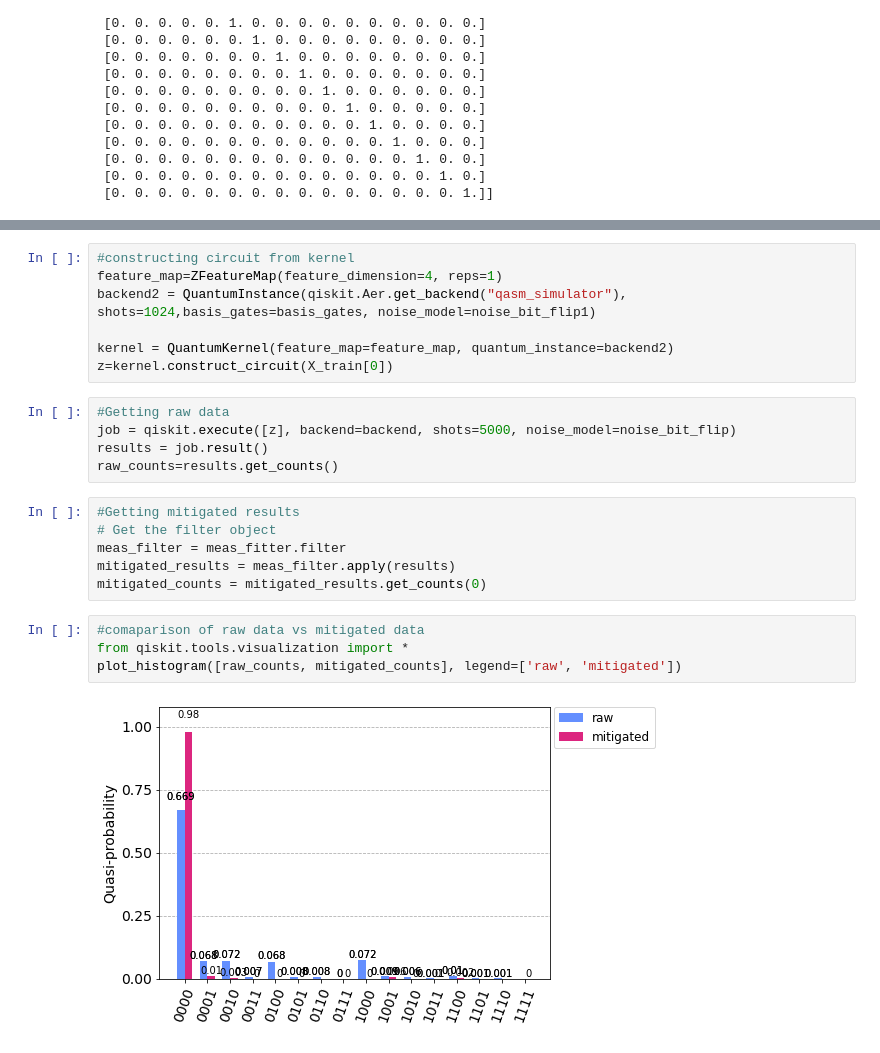
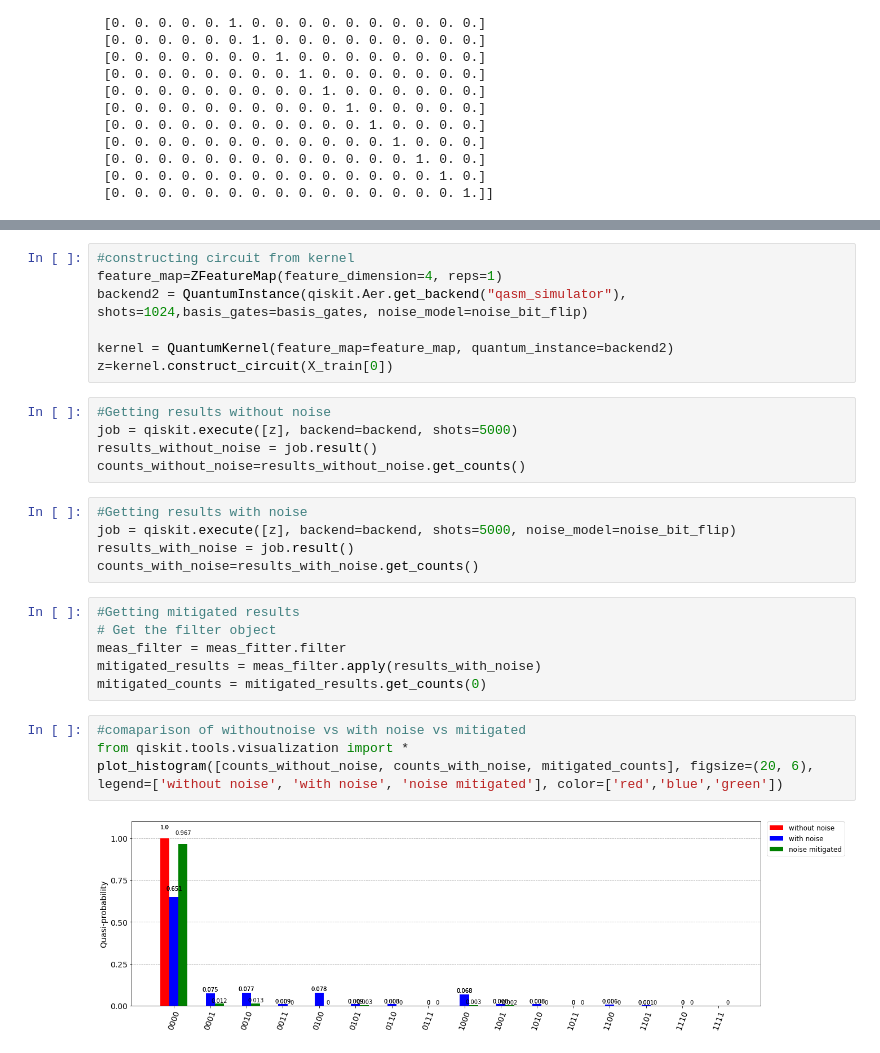
Before and after one commit to roysuman088/QFFKC-ISI, a Jupyter notebook: Iris Data Classification.ipynb, the cells around one changed output, grey strips where cells are left out. Saved outputs shown, nothing was run; the diff lists cells and outputs as text.

Commit message:
Add files via upload
Improvement on Noise Model and added Without Noise Performance on Mitigation Graph.

```diff
--- a/Iris Data Classification.ipynb
+++ b/Iris Data Classification.ipynb
@@ -684,24 +852,29 @@ Average Measurement Fidelity: 0.659563
 # %%
 #constructing circuit from kernel
 feature_map=ZFeatureMap(feature_dimension=4, reps=1)
-backend2 = QuantumInstance(qiskit.Aer.get_backend("qasm_simulator"), shots=1024,basis_gates=basis_gates, noise_model=noise_bit_flip1)
+backend2 = QuantumInstance(qiskit.Aer.get_backend("qasm_simulator"), shots=1024,basis_gates=basis_gates, noise_model=noise_bit_flip)
 
 kernel = QuantumKernel(feature_map=feature_map, quantum_instance=backend2)
 z=kernel.construct_circuit(X_train[0])
+# %%
+#Getting results without noise
+job = qiskit.execute([z], backend=backend, shots=5000)
+results_without_noise = job.result()
+counts_without_noise=results_without_noise.get_counts()
 # %%
-#Getting raw data
+#Getting results with noise
 job = qiskit.execute([z], backend=backend, shots=5000, noise_model=noise_bit_flip)
-results = job.result()
-raw_counts=results.get_counts()
+results_with_noise = job.result()
+counts_with_noise=results_with_noise.get_counts()
 # %%
 #Getting mitigated results
 # Get the filter object
 meas_filter = meas_fitter.filter
-mitigated_results = meas_filter.apply(results)
+mitigated_results = meas_filter.apply(results_with_noise)
 mitigated_counts = mitigated_results.get_counts(0)
 # %%
-#comaparison of raw data vs mitigated data
+#comaparison of withoutnoise vs with noise vs mitigated
 from qiskit.tools.visualization import *
-plot_histogram([raw_counts, mitigated_counts], legend=['raw', 'mitigated'])
+plot_histogram([counts_without_noise, counts_with_noise, mitigated_counts], figsize=(20, 6), legend=['without noise', 'with noise', 'noise mitigated'], color=['red','blue','green'])
 # %% [output]
-[figure, old version]
+[figure, new version]
```
Also changed, not shown: parts of 26 cells of this notebook.
